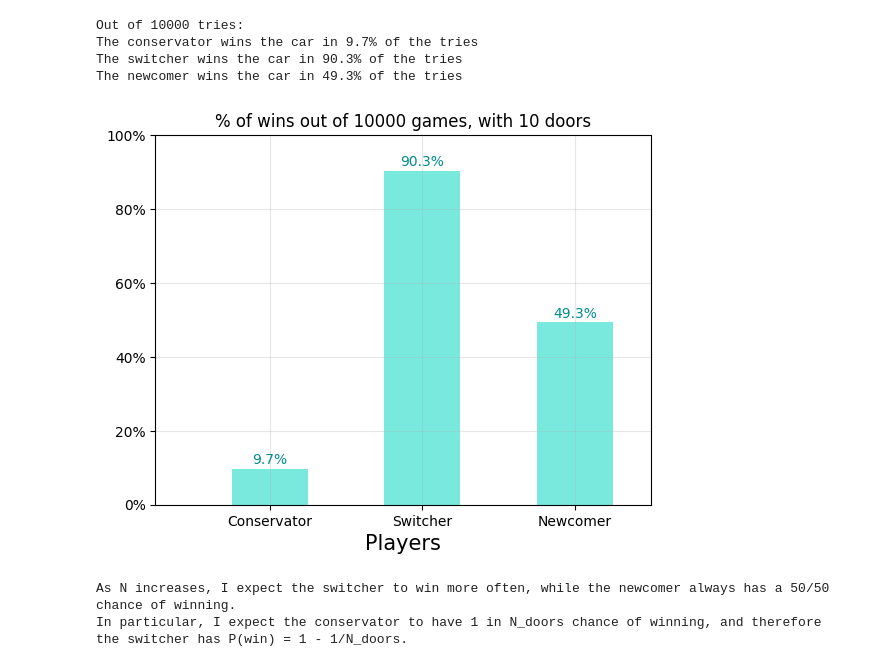
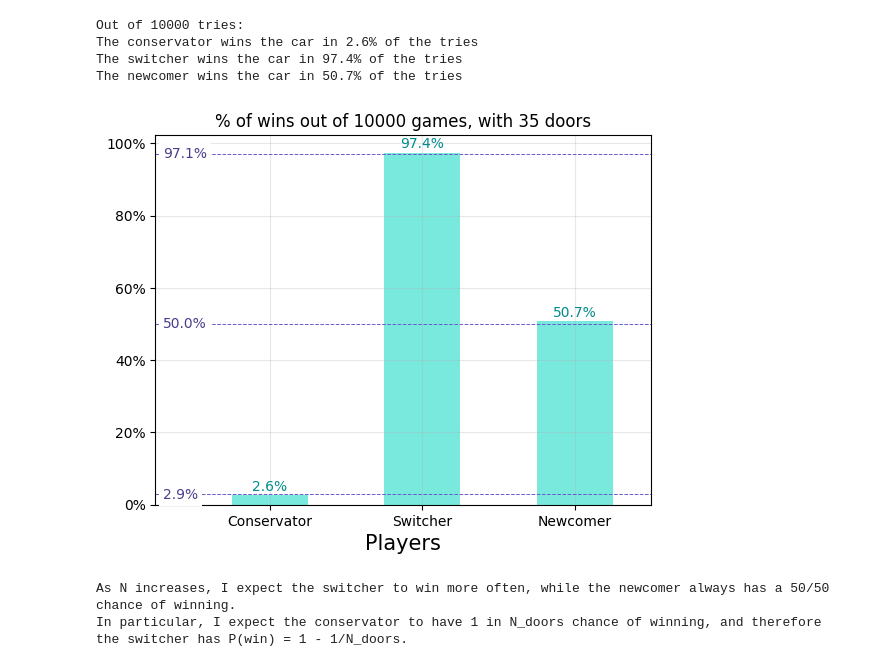
Before and after one commit to Alice-Palladino/astrostatistics_bicocca_2024, a Jupyter notebook: working/ZDRAFT - L01 - Monty Hall problem.ipynb, the cells around one changed output. Drawn from its saved outputs; the diff is of its cells as text; code cells hidden in the pictures.

Commit message:
Added how P changes with N_doors rising

```diff
--- a/working/ZDRAFT - L01 - Monty Hall problem.ipynb
+++ b/working/ZDRAFT - L01 - Monty Hall problem.ipynb
@@ -363,7 +363,7 @@ The newcomer wins the car in 49.9% of the tries
 # n games, 3 doors
 
 n = 10000     # Number of games
-N = 10     # Number of doors
+N = 35     # Number of doors
 
 # Initializing the winning counts for the contestants:
 conservator_wins = 0
@@ -409,37 +409,39 @@ for i in range(n):
 
     if(newcomer_door == winning_door):
         newcomer_wins += 1
 
 # Results:
 print("Out of " + str(n) + " tries:")
 print("The conservator wins the car in " + str(round((conservator_wins*100/n), 1)) + "% of the tries")
 print("The switcher wins the car in " + str(round((switcher_wins*100/n), 1)) + "% of the tries")
 print("The newcomer wins the car in " + str(round((newcomer_wins*100/n), 1)) + "% of the tries")
 
 # Plotting the win percentage for each contestant:
 players = np.array(["Conservator", "Switcher", "Newcomer"])
 wins_percentage = np.array([conservator_wins*100/n, switcher_wins*100/n, newcomer_wins*100/n])
-expected_percentage = np.array([100/3, 200/3, 100/2])
+expected_percentage = np.array([(1/N)*100, ((N-1)/N)*100, 100/2])
 
 plt.bar(players, wins_percentage, width=0.5, color='turquoise', alpha=0.7)
 plt.grid(alpha=0.3)
 plt.yticks([0, 20, 40, 60, 80, 100], ['0%', '20%', '40%', '60%', '80%', '100%'])
 plt.title('% of wins out of ' + str(n) + ' games, with ' + str(N) + ' doors')
 plt.xlabel('Players', fontsize=15)
 plt.xlim(-0.75, len(players) - 0.5)
 
 for i, true_value, exp_value in zip(np.arange(len(wins_percentage)), wins_percentage, expected_percentage):
     plt.text(i, true_value + 0.5, f'{true_value:.1f}%', ha='center', va='bottom', color='darkcyan')
+    plt.axhline(exp_value, ls='dashed',c='slateblue', linewidth=0.7)
+    plt.annotate(str(round(exp_value, 1)) + '%', xy=(-0.75, exp_value), xytext=(-0.7, exp_value), verticalalignment='center', color='darkslateblue', bbox=dict(boxstyle='square', fc='white', edgecolor=(0, 0, 0, 0)))
 
 plt.show()
 
 print('As N increases, I expect the switcher to win more often, while the newcomer always has a 50/50 chance of winning.')
 print('In particular, I expect the conservator to have 1 in N_doors chance of winning, and therefore the switcher has P(win) = 1 - 1/N_doors.')
 # %% [output]
 Out of 10000 tries:
-The conservator wins the car in 9.7% of the tries
-The switcher wins the car in 90.3% of the tries
-The newcomer wins the car in 49.3% of the tries
+The conservator wins the car in 2.6% of the tries
+The switcher wins the car in 97.4% of the tries
+The newcomer wins the car in 50.7% of the tries
-[figure, old version]
+[figure, new version]
 As N increases, I expect the switcher to win more often, while the newcomer always has a 50/50 chance of winning.
 In particular, I expect the conservator to have 1 in N_doors chance of winning, and therefore the switcher has P(win) = 1 - 1/N_doors.
```
Also changed, not shown: parts of 9 cells of this notebook, 2 other files.
